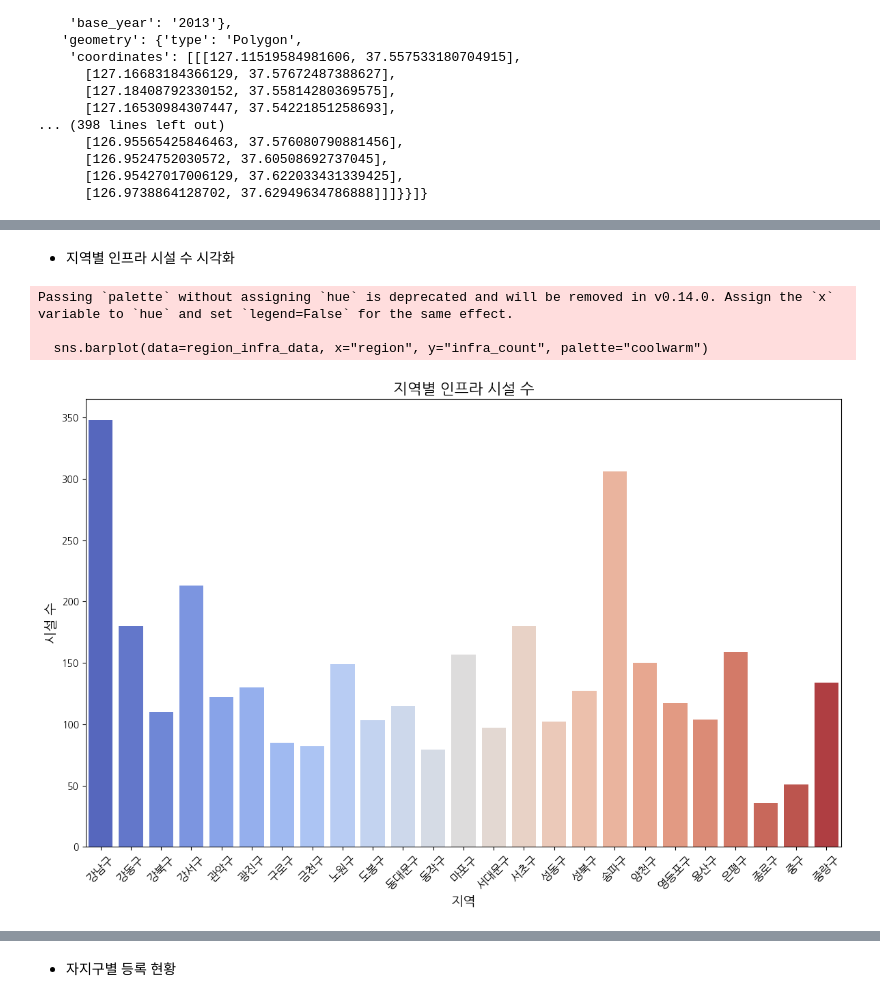
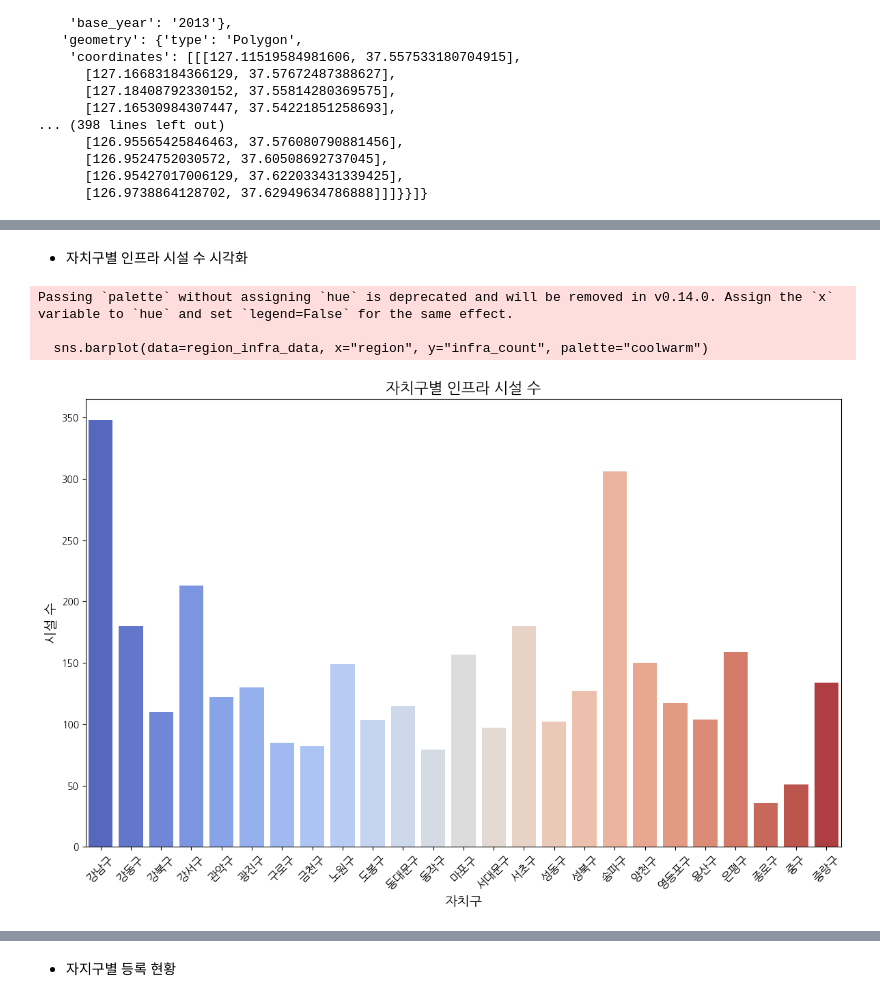
Before and after one commit to addinedu-ros-8th/eda-repo-5, a Jupyter notebook: src/petInfraAnalysis.ipynb, the cells around one changed output, grey strips where cells are left out. Saved outputs shown, nothing was run; the diff lists cells and outputs as text; code cells hidden in the pictures.

```diff
--- a/src/petInfraAnalysis.ipynb
+++ b/src/petInfraAnalysis.ipynb
@@ -194,26 +194,26 @@ map
 # %% [output]
 [interactive output not drawn]
 # %% [markdown]
-- 지역별 인프라 시설 수 시각화
+- 자치구별 인프라 시설 수 시각화
 # %%
 region_infra_data = infra_df.groupby("region")["name"].count().reset_index()
 region_infra_data.columns = ["region", "infra_count"]
 
 plt.figure(figsize=(12, 8))
 sns.barplot(data=region_infra_data, x="region", y="infra_count", palette="coolwarm")
 
-plt.title("지역별 인프라 시설 수", fontsize=16)
-plt.xlabel("지역", fontsize=14)
+plt.title("자치구별 인프라 시설 수", fontsize=16)
+plt.xlabel("자치구", fontsize=14)
 plt.ylabel("시설 수", fontsize=14)
 plt.xticks(rotation=45, fontsize=12)
 
 plt.tight_layout()
 plt.show()
 # %% [output]
 Passing `palette` without assigning `hue` is deprecated and will be removed in v0.14.0. Assign the `x` variable to `hue` and set `legend=False` for the same effect.
 
   sns.barplot(data=region_infra_data, x="region", y="infra_count", palette="coolwarm")
-[figure, old version]
+[figure, new version]
 # %%
 region_infra_pivot = region_infra_data.set_index("region")
 
```
Also changed, not shown: parts of 10 cells of this notebook, 1 other file.
